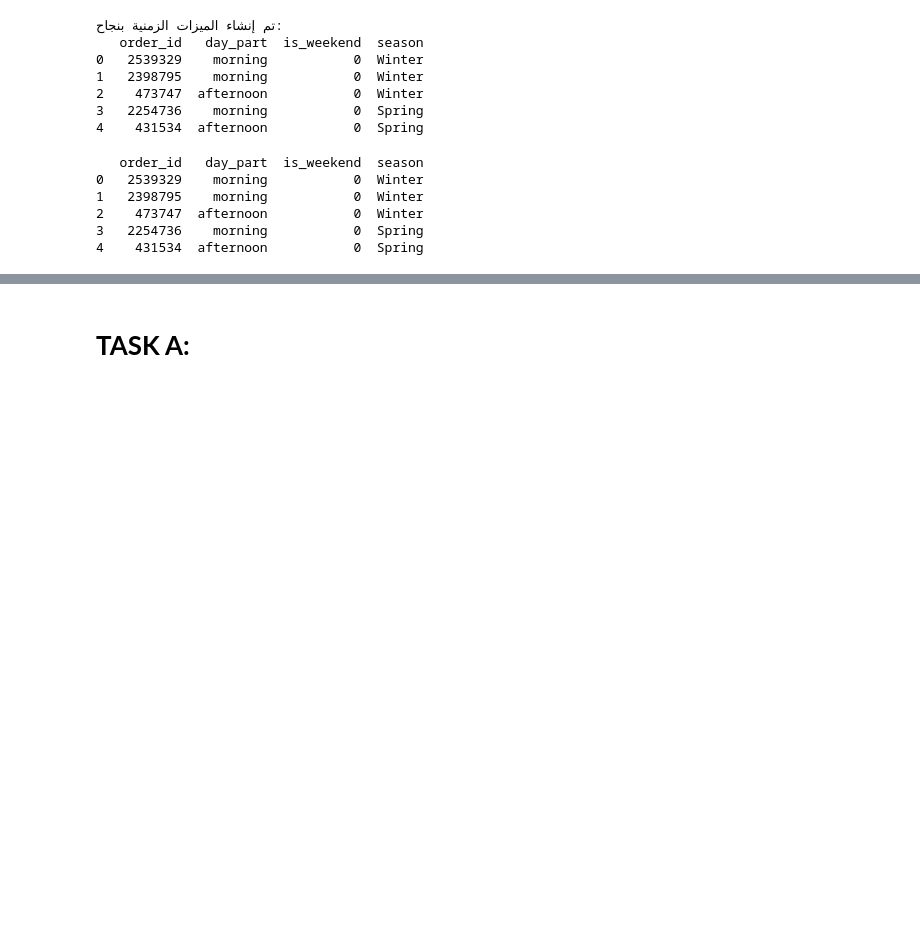
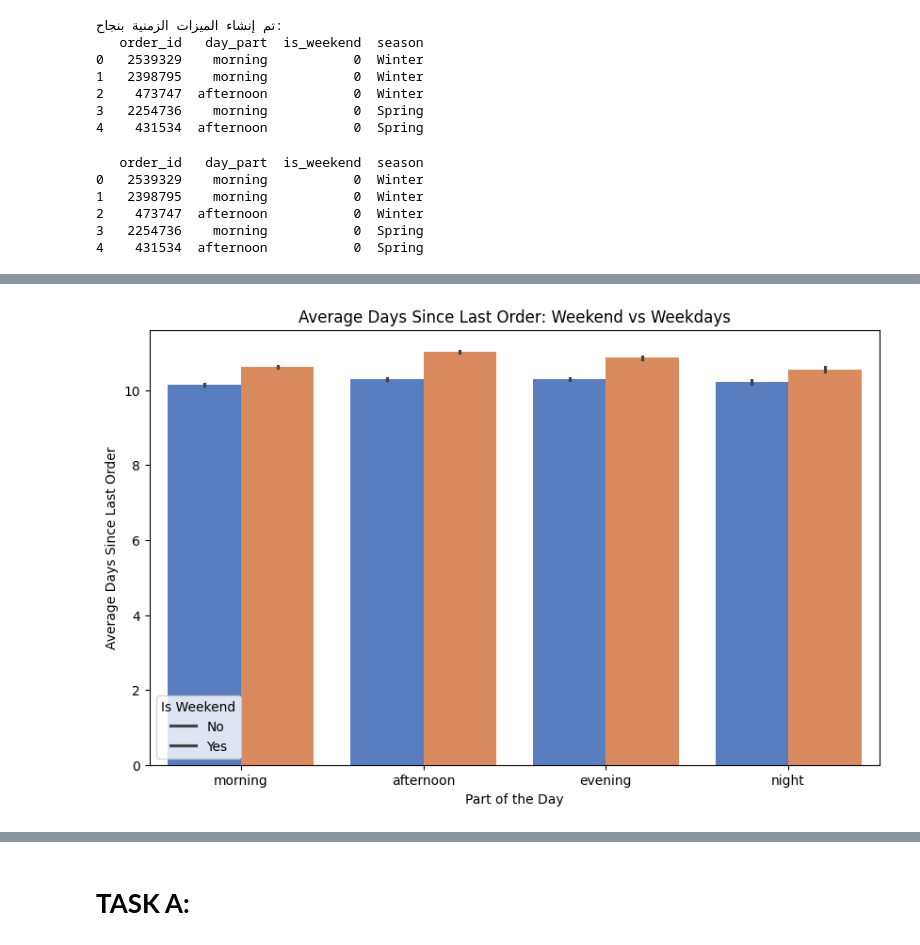
Before and after one commit to YamenObeidat/Machine-Learning-Final-Project-1, a Jupyter notebook: edit3:30AM.ipynb, the cells around one changed output, grey strips where cells are left out. Cells and saved outputs as stored; diff of their text form; code cells hidden in the pictures; blank space fills up the shorter version.

```diff
--- a/edit3:30AM.ipynb
+++ b/edit3:30AM.ipynb
@@ -502,0 +525,17 @@ plt.show()
+# %%
+# هون جهزت الرسمة عشان تكون واضحة ومباشرة
+plt.figure(figsize=(10, 6))
+
+# 1. استخدمت الرسم بالأعمدة (barplot) لأنه أبسط شي للعين
+# قارنت بين فترات اليوم (الصبح، الظهر، إلخ) مع متوسط الأيام اللي مرت
+# والـ hue='is_weekend' بيفصل العمودين جنب بعض (ويكند vs يوم عادي)
+sns.barplot(data=temporal_features, x='day_part', y='days_since_prior_order', hue='is_weekend', palette='muted')
+
+# هون حطيت العناوين بشكل بسيط
+plt.title('Average Days Since Last Order: Weekend vs Weekdays')
+plt.xlabel('Part of the Day')
+plt.ylabel('Average Days Since Last Order')
+plt.legend(title='Is Weekend', labels=['No', 'Yes'])
+plt.show()
+# %% [output]
+[figure, added]
```
Also changed, not shown: parts of 21 cells of this notebook.
